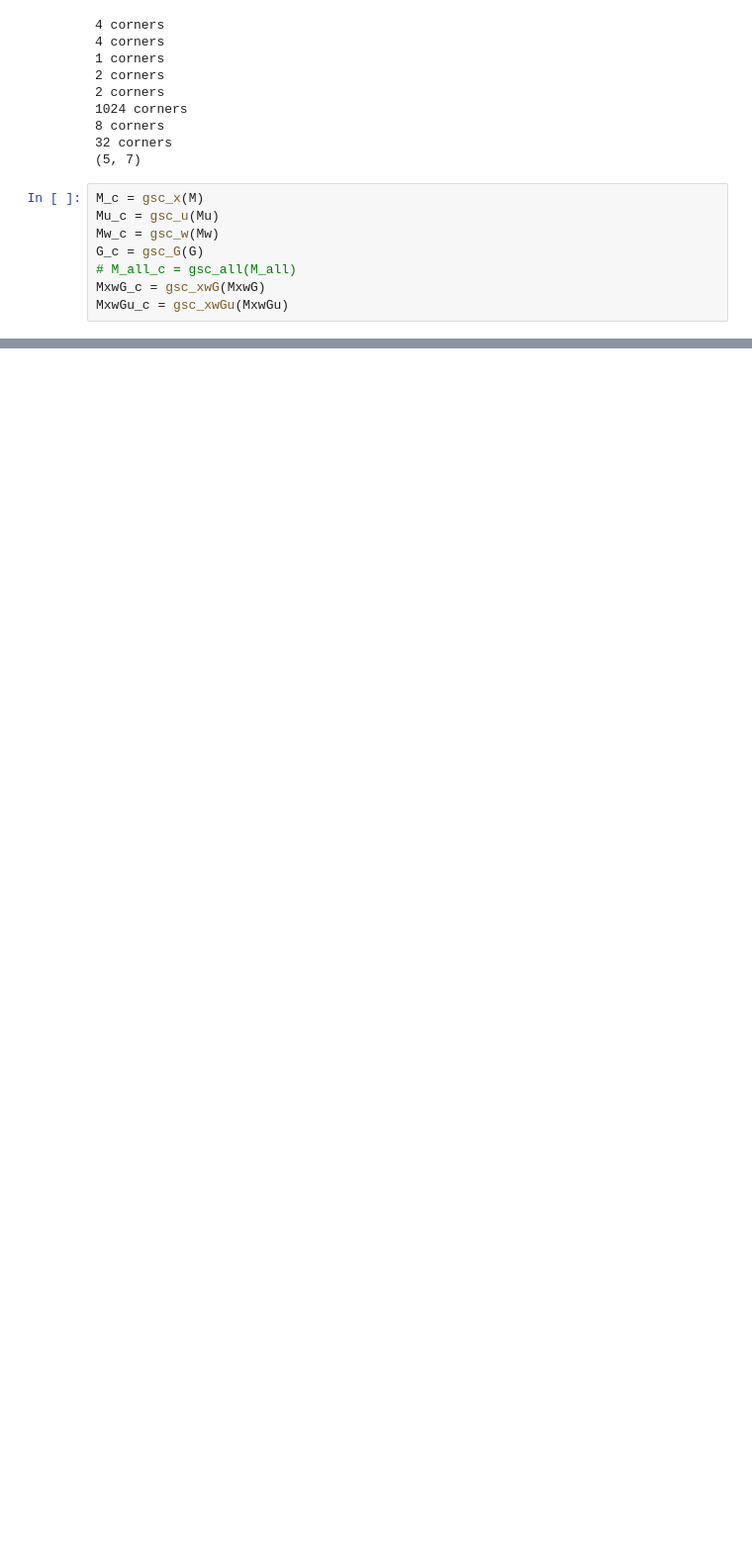
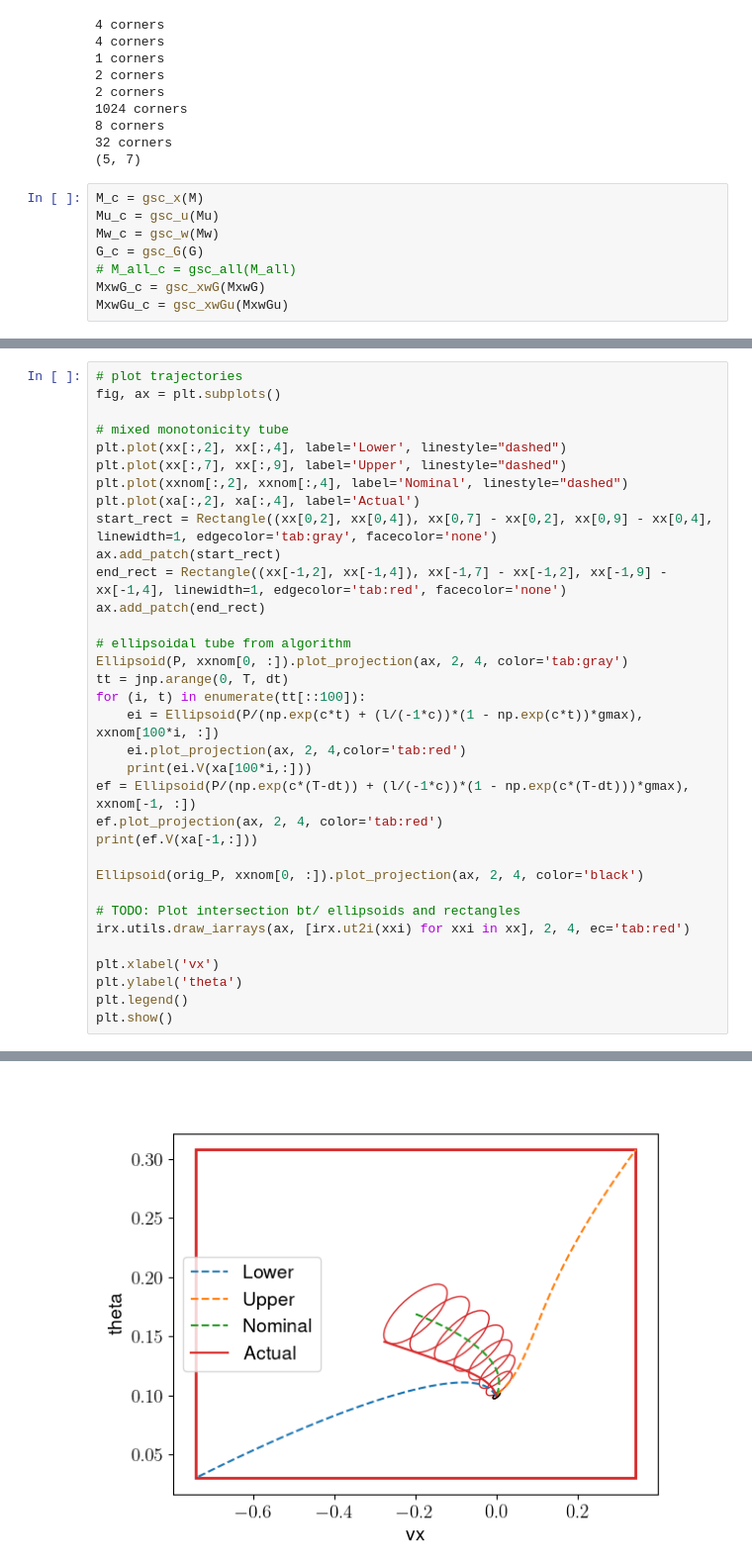
Before and after one commit to caoenqi/rta_mmtvgp, a Jupyter notebook: test_alg_yq.ipynb, the cells around one changed output, grey strips where cells are left out. Shown: that part at 99% size. Saved outputs shown, nothing was run; the diff lists cells and outputs as text; blank space fills up the shorter version.

```diff
--- a/test_alg_yq.ipynb
+++ b/test_alg_yq.ipynb
@@ -867,0 +894,35 @@ plt.show()
+# %%
+# plot trajectories
+fig, ax = plt.subplots()
+
+# mixed monotonicity tube
+plt.plot(xx[:,2], xx[:,4], label='Lower', linestyle="dashed")
+plt.plot(xx[:,7], xx[:,9], label='Upper', linestyle="dashed")
+plt.plot(xxnom[:,2], xxnom[:,4], label='Nominal', linestyle="dashed")
+plt.plot(xa[:,2], xa[:,4], label='Actual')
+start_rect = Rectangle((xx[0,2], xx[0,4]), xx[0,7] - xx[0,2], xx[0,9] - xx[0,4], linewidth=1, edgecolor='tab:gray', facecolor='none')
+ax.add_patch(start_rect)
+end_rect = Rectangle((xx[-1,2], xx[-1,4]), xx[-1,7] - xx[-1,2], xx[-1,9] - xx[-1,4], linewidth=1, edgecolor='tab:red', facecolor='none')
+ax.add_patch(end_rect)
+
+# ellipsoidal tube from algorithm
+Ellipsoid(P, xxnom[0, :]).plot_projection(ax, 2, 4, color='tab:gray')
+tt = jnp.arange(0, T, dt)
+for (i, t) in enumerate(tt[::100]):
+    ei = Ellipsoid(P/(np.exp(c*t) + (l/(-1*c))*(1 - np.exp(c*t))*gmax), xxnom[100*i, :])
+    ei.plot_projection(ax, 2, 4,color='tab:red')
+    print(ei.V(xa[100*i,:]))
+ef = Ellipsoid(P/(np.exp(c*(T-dt)) + (l/(-1*c))*(1 - np.exp(c*(T-dt)))*gmax), xxnom[-1, :])
+ef.plot_projection(ax, 2, 4, color='tab:red')
+print(ef.V(xa[-1,:]))
+
+Ellipsoid(orig_P, xxnom[0, :]).plot_projection(ax, 2, 4, color='black')
+
+# TODO: Plot intersection bt/ ellipsoids and rectangles
+irx.utils.draw_iarrays(ax, [irx.ut2i(xxi) for xxi in xx], 2, 4, ec='tab:red')
+
+plt.xlabel('vx')
+plt.ylabel('theta')
+plt.legend()
+plt.show()
+# %% [output]
@@ -867,0 +937 @@ plt.show()
+[figure, added]
```
Also changed, not shown: parts of 13 cells of this notebook, 1 other file.
